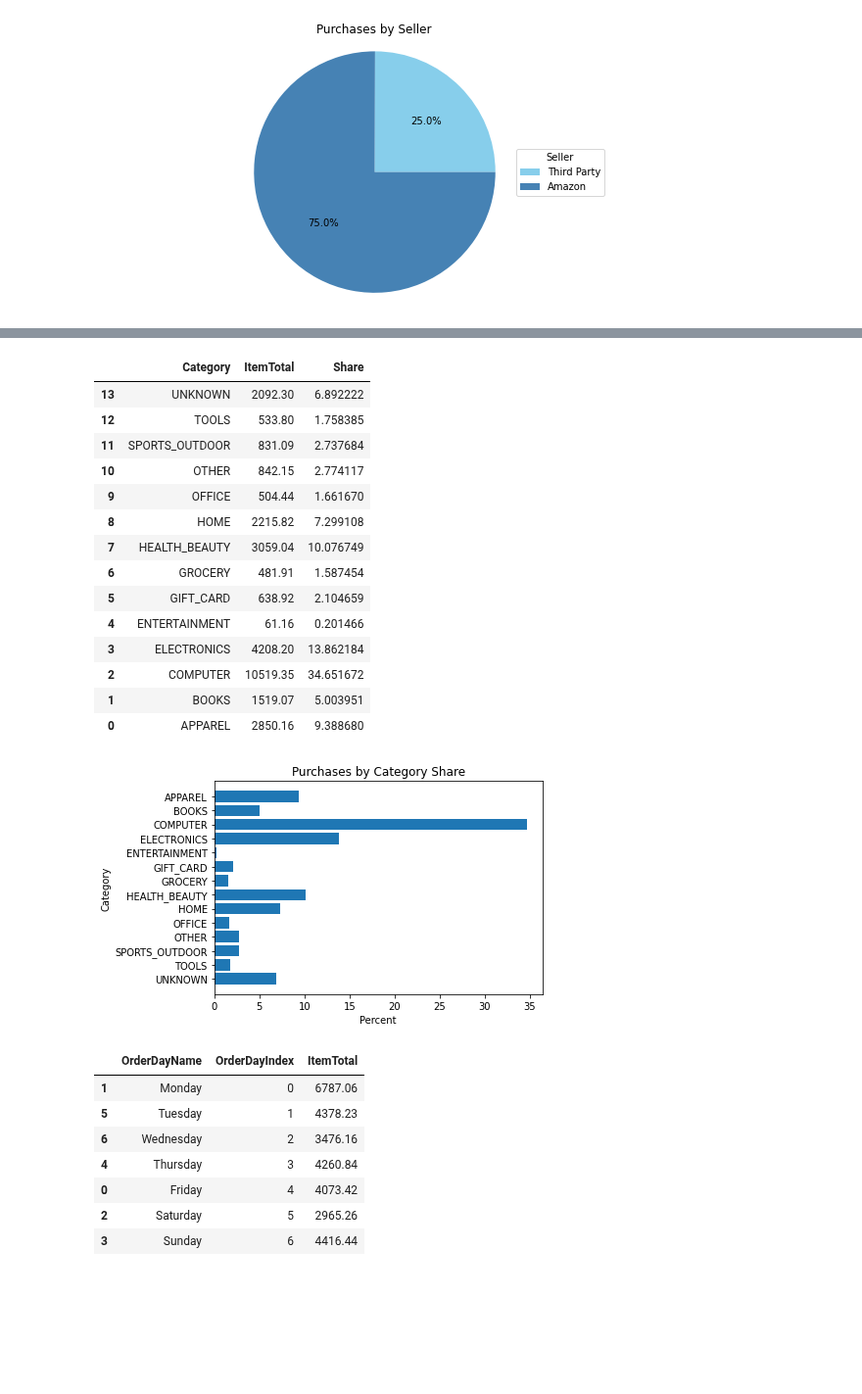
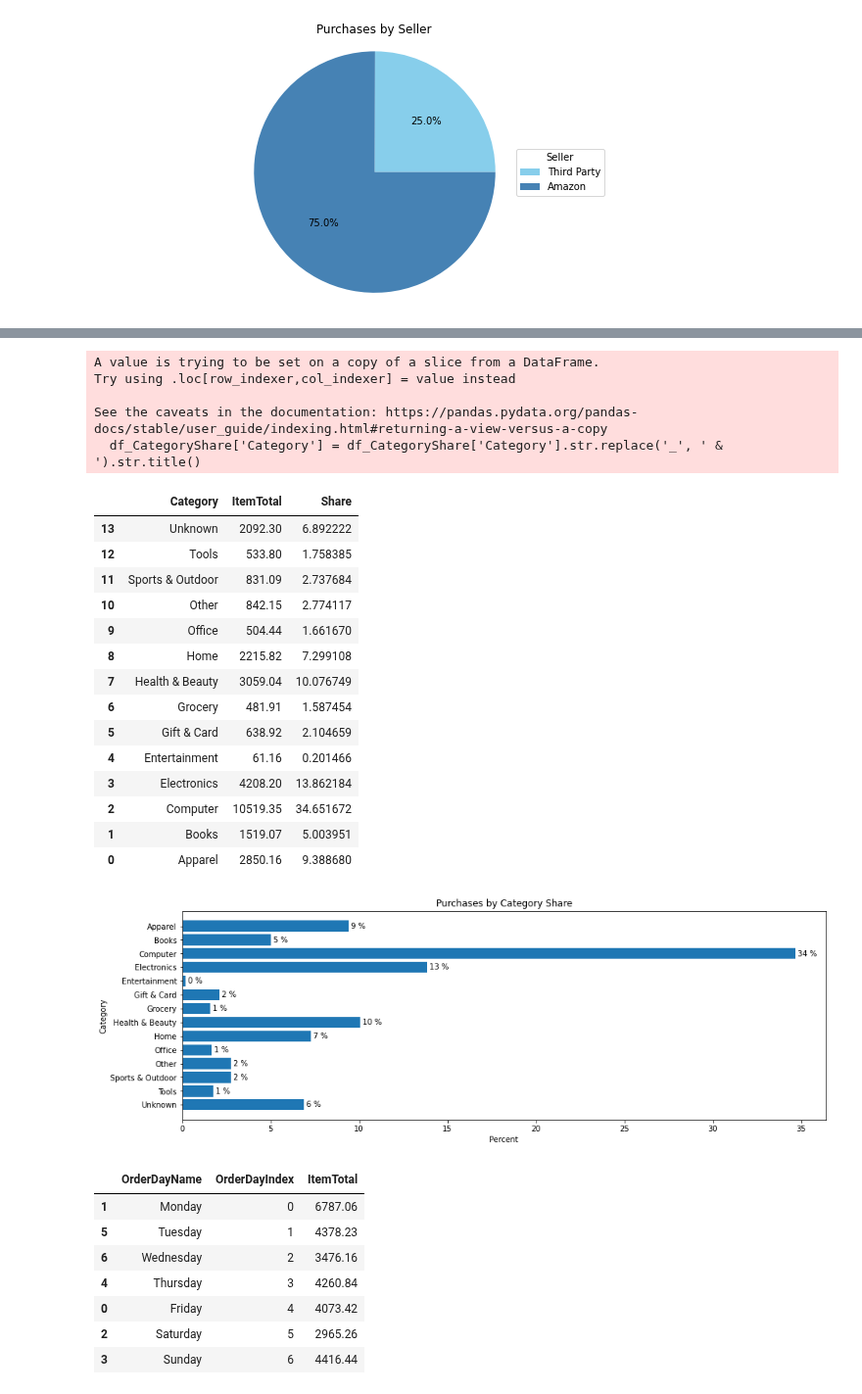
Before and after one commit to AmitSamra/AmazonOrderHistory, a Jupyter notebook: AmazonOrderHistory.ipynb, the cells around one changed output, grey strips where cells are left out. Shown at 98% size. Cells and saved outputs as stored; diff of their text form; code cells hidden in the pictures; blank space fills up the shorter version.

```diff
--- a/AmazonOrderHistory.ipynb
+++ b/AmazonOrderHistory.ipynb
@@ -693,6 +693,7 @@ plt.show()
 # from top to bottom
 
 df_CategoryTotal = df[['Category', 'ItemTotal']]
+df_CategoryTotal['Category'] = df_CategoryTotal['Category'].str.replace('_', ' & ').str.title()
 df_CategoryTotal = df_CategoryTotal.groupby('Category')
 df_CategoryTotal = df_CategoryTotal['ItemTotal'].sum()
 df_CategoryTotal = df_CategoryTotal.sort_index(ascending = False)
@@ -717,11 +723,21 @@ Name: ItemTotal, dtype: float64
 # %%
 # Plot purchases by category
 
-fig,ax = plt.subplots()
+fig,ax = plt.subplots(figsize = (15,5))
 ax.barh(df_CategoryTotal.index, df_CategoryTotal.values)
+ax.set_title('Purchases by Category')
+
+# x-axis
 ax.set_xlabel('$ Amount')
+ax.xaxis.set_major_formatter(
+    ticker.FuncFormatter(lambda x,p: format(int(x), ','))
+)
+for i,j in zip(df_CategoryTotal.values, df_CategoryTotal.index):
+    ax.annotate(' $ '+format(int(i), ','), xy=(i,j), va='center', ha='left')
+
+# y-axis
 ax.set_ylabel('Category')
-ax.set_title('Purchases by Category')
+
 plt.show()
 #ax.figure.savefig('./img/PurchasesByCategory.png', bbox_inches='tight', dpi=150)
 # %% [output]
@@ -730,39 +746,52 @@ plt.show()
 # Purchases by category share
 
 df_CategoryShare = df[['Category', 'ItemTotal']]
+df_CategoryShare['Category'] = df_CategoryShare['Category'].str.replace('_', ' & ').str.title()
 df_CategoryShare = df_CategoryShare.groupby('Category', as_index = False)
 df_CategoryShare = df_CategoryShare['ItemTotal'].sum()
 df_CategoryShare['Share'] = df_CategoryShare['ItemTotal'].div(df_CategoryShare['ItemTotal'].sum())*100
 df_CategoryShare = df_CategoryShare.sort_values('Category', ascending = False)
 df_CategoryShare
 # %% [output]
+A value is trying to be set on a copy of a slice from a DataFrame.
+Try using .loc[row_indexer,col_indexer] = value instead
+
+See the caveats in the documentation: https://pandas.pydata.org/pandas-docs/stable/user_guide/indexing.html#returning-a-view-versus-a-copy
+  df_CategoryShare['Category'] = df_CategoryShare['Category'].str.replace('_', ' & ').str.title()
 |  | Category | ItemTotal | Share |
-| 13 | UNKNOWN | 2092.30 | 6.892222 |
-| 12 | TOOLS | 533.80 | 1.758385 |
-| 11 | SPORTS_OUTDOOR | 831.09 | 2.737684 |
-| 10 | OTHER | 842.15 | 2.774117 |
-| 9 | OFFICE | 504.44 | 1.661670 |
-| 8 | HOME | 2215.82 | 7.299108 |
-| 7 | HEALTH_BEAUTY | 3059.04 | 10.076749 |
-| 6 | GROCERY | 481.91 | 1.587454 |
-| 5 | GIFT_CARD | 638.92 | 2.104659 |
-| 4 | ENTERTAINMENT | 61.16 | 0.201466 |
-| 3 | ELECTRONICS | 4208.20 | 13.862184 |
-| 2 | COMPUTER | 10519.35 | 34.651672 |
-| 1 | BOOKS | 1519.07 | 5.003951 |
-| 0 | APPAREL | 2850.16 | 9.388680 |
+| 13 | Unknown | 2092.30 | 6.892222 |
+| 12 | Tools | 533.80 | 1.758385 |
+| 11 | Sports & Outdoor | 831.09 | 2.737684 |
+| 10 | Other | 842.15 | 2.774117 |
+| 9 | Office | 504.44 | 1.661670 |
+| 8 | Home | 2215.82 | 7.299108 |
+| 7 | Health & Beauty | 3059.04 | 10.076749 |
+| 6 | Grocery | 481.91 | 1.587454 |
+| 5 | Gift & Card | 638.92 | 2.104659 |
+| 4 | Entertainment | 61.16 | 0.201466 |
+| 3 | Electronics | 4208.20 | 13.862184 |
+| 2 | Computer | 10519.35 | 34.651672 |
+| 1 | Books | 1519.07 | 5.003951 |
+| 0 | Apparel | 2850.16 | 9.388680 |
 # %%
 # Plot purchases by category share
 
-fig,ax = plt.subplots()
+fig,ax = plt.subplots(figsize = (15,5))
 ax.barh(df_CategoryShare['Category'],df_CategoryShare['Share'])
+ax.set_title('Purchases by Category Share')
+
+# x-axis
 ax.set_xlabel('Percent')
+for i,j in zip(df_CategoryShare.Share, df_CategoryShare.Category):
+    ax.annotate(' '+format(int(i), ',')+' %', xy=(i,j), va='center', ha='left')
+
+# y-axis
 ax.set_ylabel('Category')
-ax.set_title('Purchases by Category Share')
+
 plt.show()
-ax.figure.savefig('./img/PurchasesByCategoryShare.png', bbox_inches='tight', dpi=150)
+#ax.figure.savefig('./img/PurchasesByCategoryShare.png', bbox_inches='tight', dpi=150)
 # %% [output]
-[figure, old version]
+[figure, new version]
 # %%
 # Purchases by day of week
 
```
Also changed, not shown: parts of 2 cells of this notebook.
